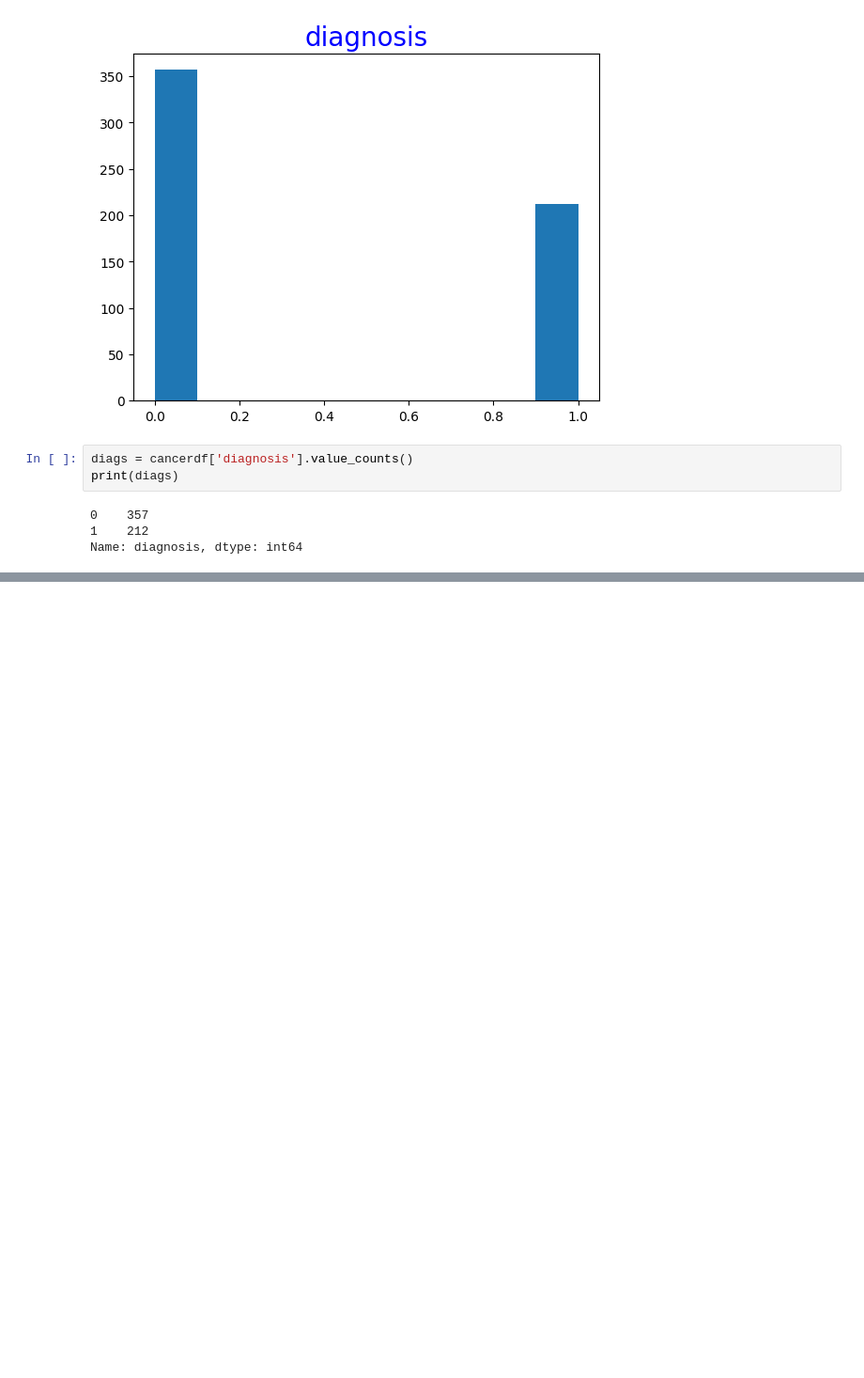
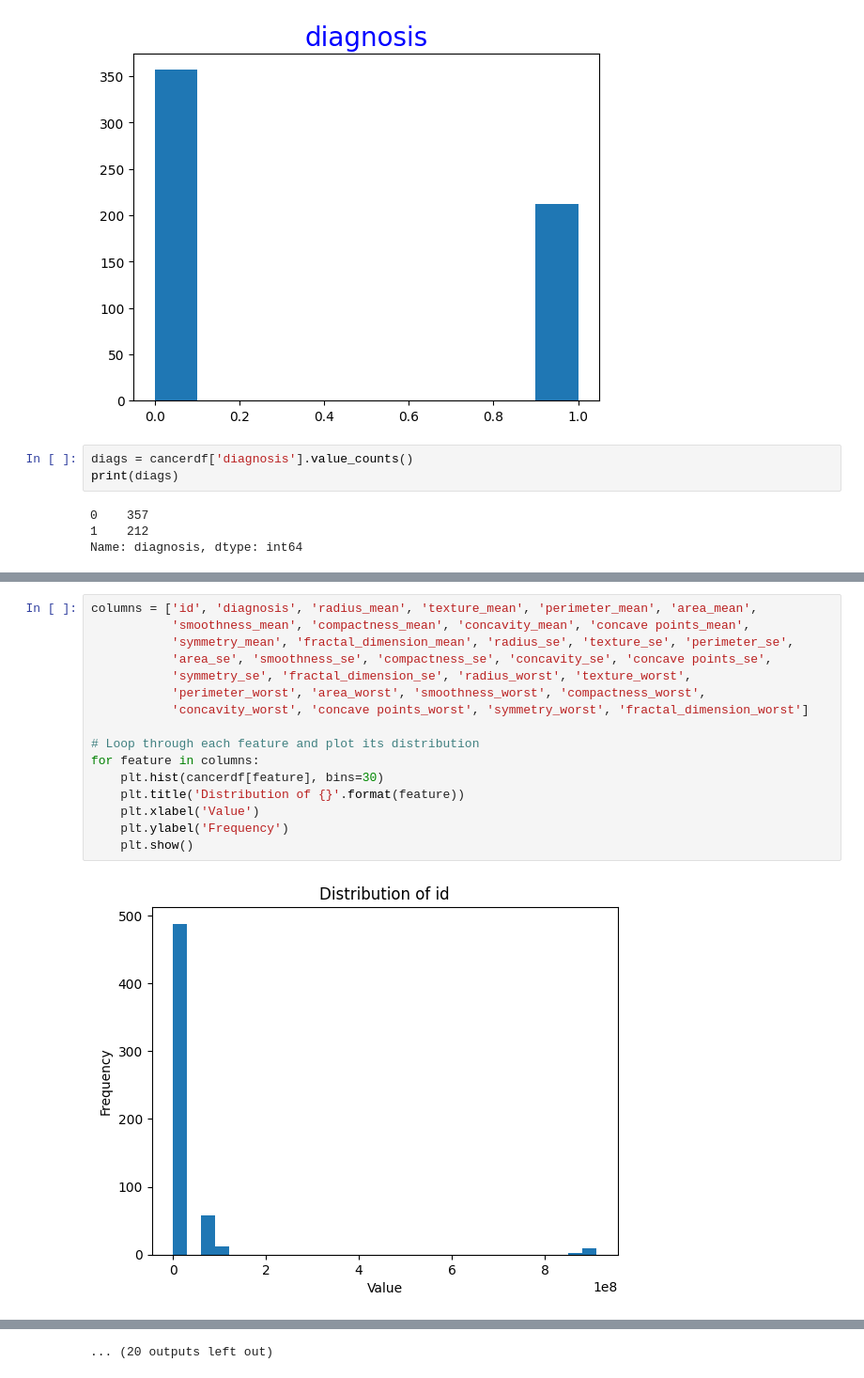
Before and after one commit to jaidengoerlitx/Data-Analysis-Projects, a Jupyter notebook: HW4ECEN.ipynb, the cells around one changed output, grey strips where cells are left out. Shown at 94% size. Drawn from its saved outputs; the diff is of its cells as text; blank space fills up the shorter version.

```diff
--- a/HW4ECEN.ipynb
+++ b/HW4ECEN.ipynb
@@ -155,0 +162,18 @@ AttributeError: ignored
+# %%
+columns = ['id', 'diagnosis', 'radius_mean', 'texture_mean', 'perimeter_mean', 'area_mean',
+           'smoothness_mean', 'compactness_mean', 'concavity_mean', 'concave points_mean',
+           'symmetry_mean', 'fractal_dimension_mean', 'radius_se', 'texture_se', 'perimeter_se',
+           'area_se', 'smoothness_se', 'compactness_se', 'concavity_se', 'concave points_se',
+           'symmetry_se', 'fractal_dimension_se', 'radius_worst', 'texture_worst',
+           'perimeter_worst', 'area_worst', 'smoothness_worst', 'compactness_worst',
+           'concavity_worst', 'concave points_worst', 'symmetry_worst', 'fractal_dimension_worst']
+
+# Loop through each feature and plot its distribution
+for feature in columns:
+    plt.hist(cancerdf[feature], bins=30)
+    plt.title('Distribution of {}'.format(feature))
+    plt.xlabel('Value')
+    plt.ylabel('Frequency')
+    plt.show()
+# %% [output]
+[figure, added]
@@ -155,0 +191 @@ AttributeError: ignored
+... (20 outputs left out)
```
Also changed, not shown: parts of 6 cells of this notebook.
